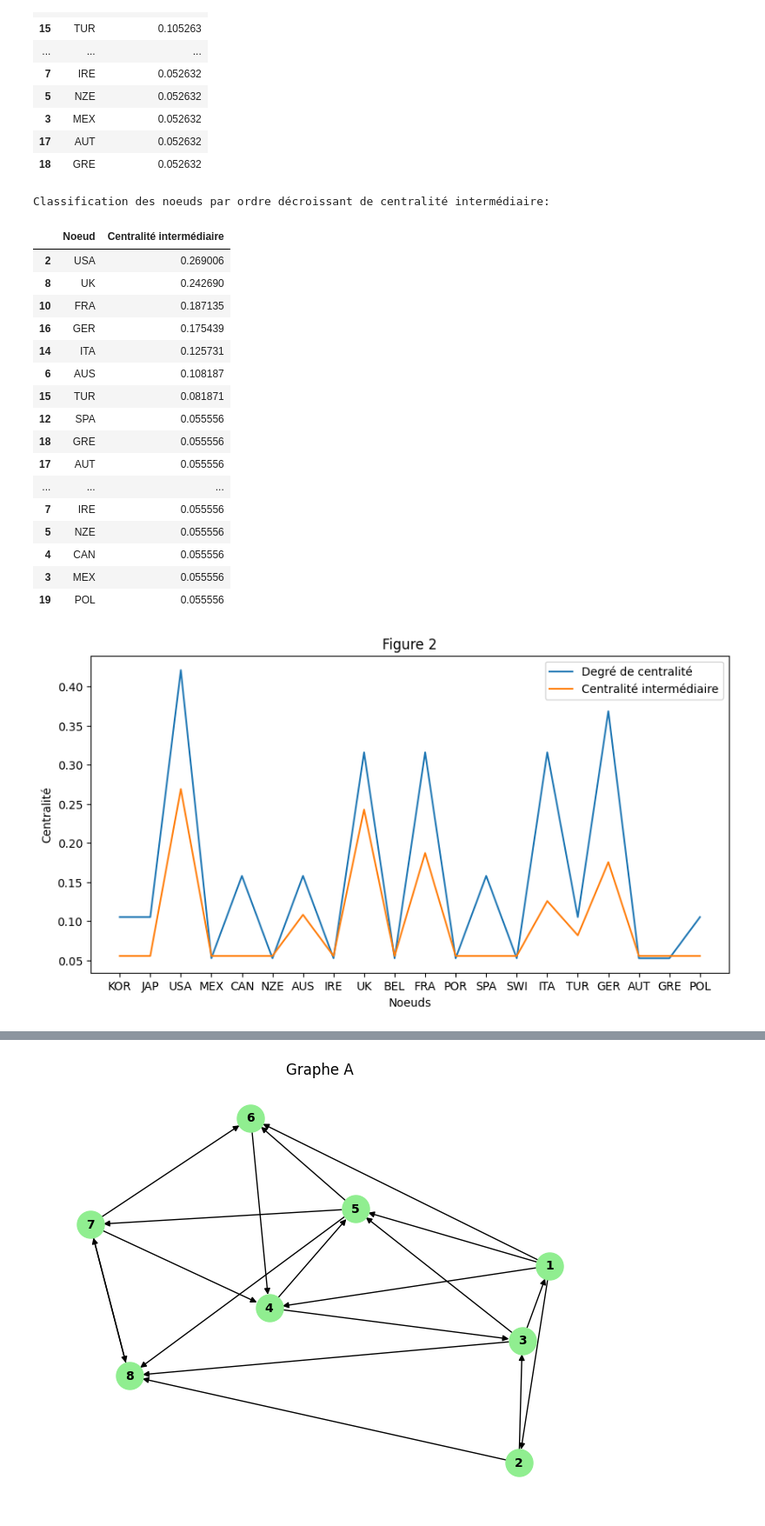
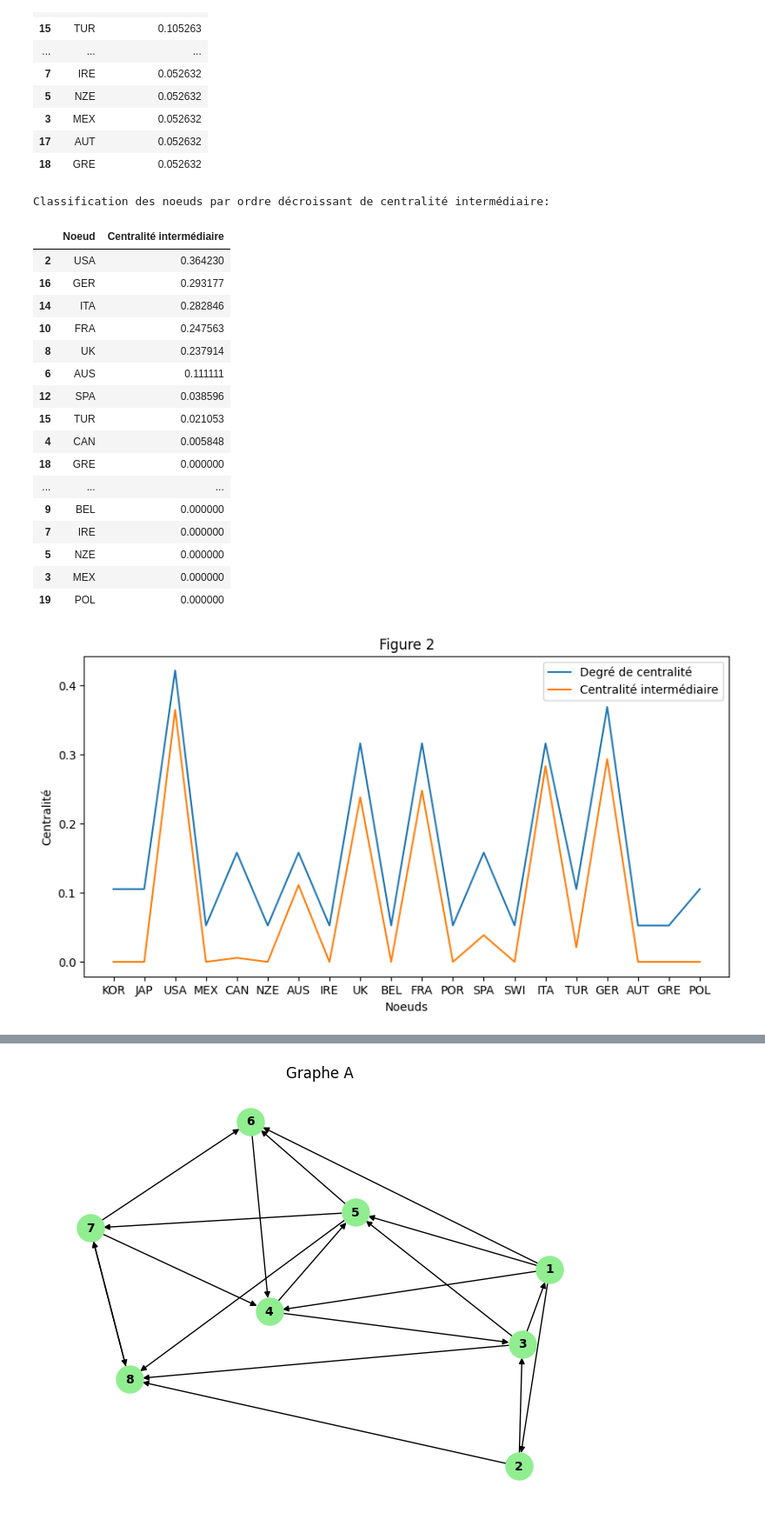
Before and after one commit to GuechtouliAnis/College-Projects, a Jupyter notebook: ARS/TP2.ipynb, the cells around one changed output, grey strips where cells are left out. Shown at 87% size. Drawn from its saved outputs; the diff is of its cells as text; code cells hidden in the pictures.

```diff
--- a/ARS/TP2.ipynb
+++ b/ARS/TP2.ipynb
@@ -189,10 +203,11 @@ Le degré de centralité de chaque noeud:
 def degree_centrality(G, node):
     return len(list(G.neighbors(node))) / (len(G.nodes()) - 1)
 
-deg_cent = {node: degree_centrality(G, node) for node in G.nodes()}
-df_deg_cent = pd.DataFrame(deg_cent.items(), columns=['Noeud', 'Degré de centralité'])
+deg_cent1 = {node: degree_centrality(G, node) for node in G.nodes()}
+deg_cent_n1 = pd.DataFrame(deg_cent1.items(),
+                              columns=['Noeud', 'Degré de centralité'])
 print(f"Le degré de centralité de chaque noeud sans la fonction predefinie:")
-df_deg_cent
+deg_cent_n1
 # %% [output]
 Le degré de centralité de chaque noeud sans la fonction predefinie:
 |  | Noeud | Degré de centralité |
@@ -226,9 +249,11 @@ c'est-à-dire le noeud qui est le plus connecté aux autres noeuds.
 # %%
-# 7. Centralité intermédiaire de chaque noeud avec la fonction predefinie
-bet_cent = nx.betweenness_centrality(G)
-df_bet_cent = pd.DataFrame(bet_cent.items(), columns=['Noeud', 'Centralité intermédiaire'])
+# 7. Centralité intermédiaire de chaque noeud
+# Avec la fonction predefinie
+cent_int = nx.betweenness_centrality(G)
+cent_int_n = pd.DataFrame(cent_int.items(),
+                           columns=['Noeud', 'Centralité intermédiaire'])
 print(f"La centralité intermédiaire de chaque noeud:")
-df_bet_cent
+cent_int_n
 # %% [output]
 La centralité intermédiaire de chaque noeud:
 |  | Noeud | Centralité intermédiaire |
@@ -345,45 +415,47 @@ Classification des noeuds par ordre décroissant de degré de centralité:
 | 17 | AUT | 0.052632 |
 | 18 | GRE | 0.052632 |
 # %%
-# c. centralité intermédiaire
-df_bet_cent_sorted = df_bet_cent.sort_values(by='Centralité intermédiaire', ascending=False)
+# c. Centralité intermédiaire
+df_bet_cent_sorted = cent_int_n.sort_values(by='Centralité intermédiaire',
+                                             ascending=False)
 print(f"Classification des noeuds par ordre décroissant de centralité intermédiaire:")
 df_bet_cent_sorted
 # %% [output]
 Classification des noeuds par ordre décroissant de centralité intermédiaire:
 |  | Noeud | Centralité intermédiaire |
-| 2 | USA | 0.269006 |
-| 8 | UK | 0.242690 |
-| 10 | FRA | 0.187135 |
-| 16 | GER | 0.175439 |
-| 14 | ITA | 0.125731 |
-| 6 | AUS | 0.108187 |
-| 15 | TUR | 0.081871 |
-| 12 | SPA | 0.055556 |
-| 18 | GRE | 0.055556 |
-| 17 | AUT | 0.055556 |
+| 2 | USA | 0.364230 |
+| 16 | GER | 0.293177 |
+| 14 | ITA | 0.282846 |
+| 10 | FRA | 0.247563 |
+| 8 | UK | 0.237914 |
+| 6 | AUS | 0.111111 |
+| 12 | SPA | 0.038596 |
+| 15 | TUR | 0.021053 |
+| 4 | CAN | 0.005848 |
+| 18 | GRE | 0.000000 |
 | ... | ... | ... |
-| 7 | IRE | 0.055556 |
-| 5 | NZE | 0.055556 |
-| 4 | CAN | 0.055556 |
-| 3 | MEX | 0.055556 |
-| 19 | POL | 0.055556 |
+| 9 | BEL | 0.000000 |
+| 7 | IRE | 0.000000 |
+| 5 | NZE | 0.000000 |
+| 3 | MEX | 0.000000 |
+| 19 | POL | 0.000000 |
 # %%
+
 # 10. Tracer le graphe de centralité de degré des nœuds et celui de la centralité intermédiaire sur la même figure
-# ((abscisse = nœuds et ordonnées = degrés de centralité).)
+# ((abscisse = noeuds et ordonnées = degrés de centralité).)
 deg_cent_values = list(deg_cent.values())
-bet_cent_values = list(bet_cent.values())
+bet_cent_values = list(cent_int.values())
 
 plt.figure(figsize=(10, 5))
 plt.plot(nodes_G, deg_cent_values, label='Degré de centralité')
 plt.plot(nodes_G, bet_cent_values, label='Centralité intermédiaire')
 plt.xlabel('Noeuds')
 plt.ylabel('Centralité')
 plt.title('Figure 2')
 plt.legend()
 plt.show()
 # %% [output]
-[figure, old version]
+[figure, new version]
 # %%
 # 11. Analyser les résultats de la figure et proposer une liste de trois pays candidats attirant plus de migrants.
 # Argumenter votre choix
```
Also changed, not shown: parts of 26 cells of this notebook, 1 other file.
